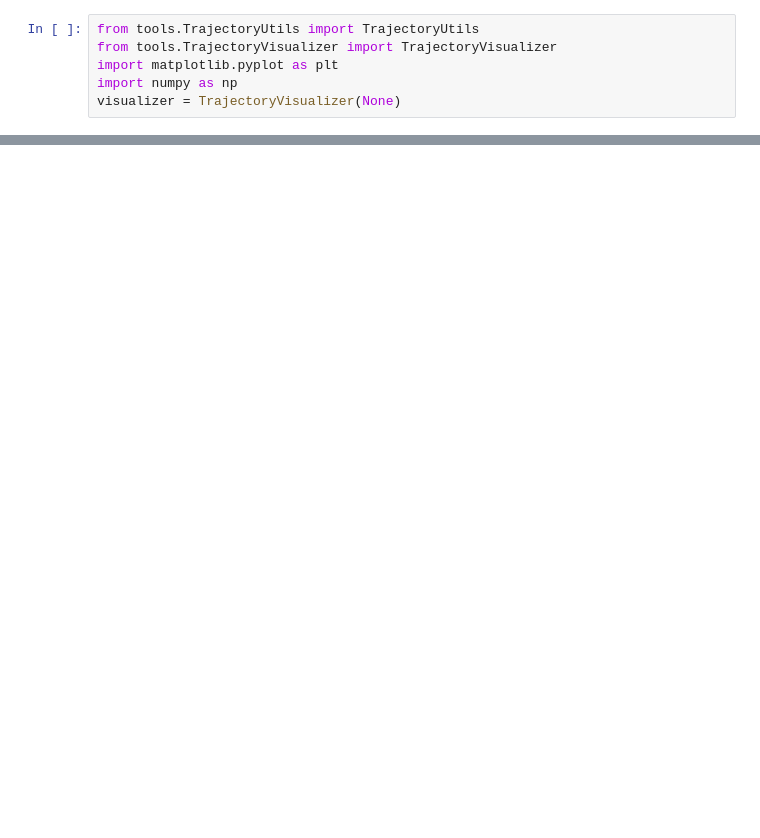
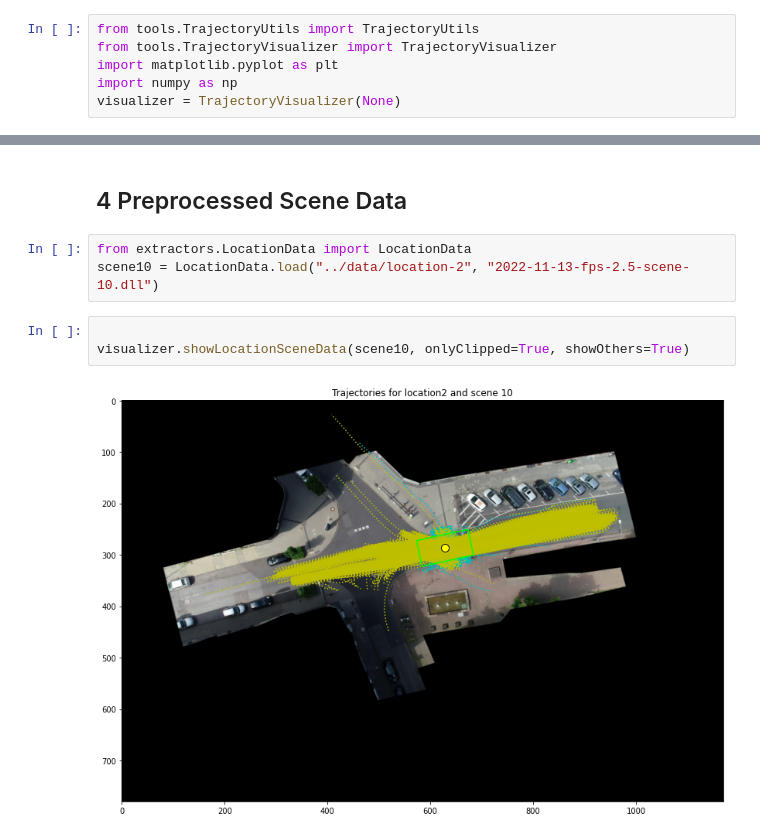
Before and after one commit to ika-rwth-aachen/drone-dataset-tools, a Jupyter notebook: src/notebooks/read-from-preprocessed.ipynb, the cells around one changed output, grey strips where cells are left out. Cells and saved outputs as stored; diff of their text form; blank space fills up the shorter version.

```diff
--- a/src/notebooks/read-from-preprocessed.ipynb
+++ b/src/notebooks/read-from-preprocessed.ipynb
@@ -45,0 +68,10 @@ sceneLocalDf.head()
+# %% [markdown]
+## 4 Preprocessed Scene Data
+# %%
+from extractors.LocationData import LocationData
+scene10 = LocationData.load("../data/location-2", "2022-11-13-fps-2.5-scene-10.dll")
+# %%
+
+visualizer.showLocationSceneData(scene10, onlyClipped=True, showOthers=True)
+# %% [output]
+[figure, added]
```
Also changed, not shown: parts of 8 cells of this notebook.
